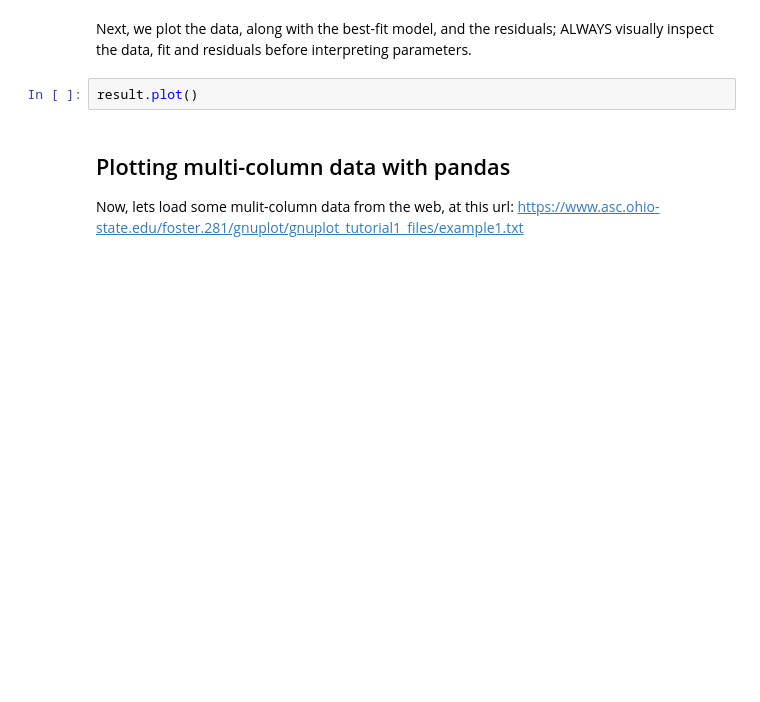
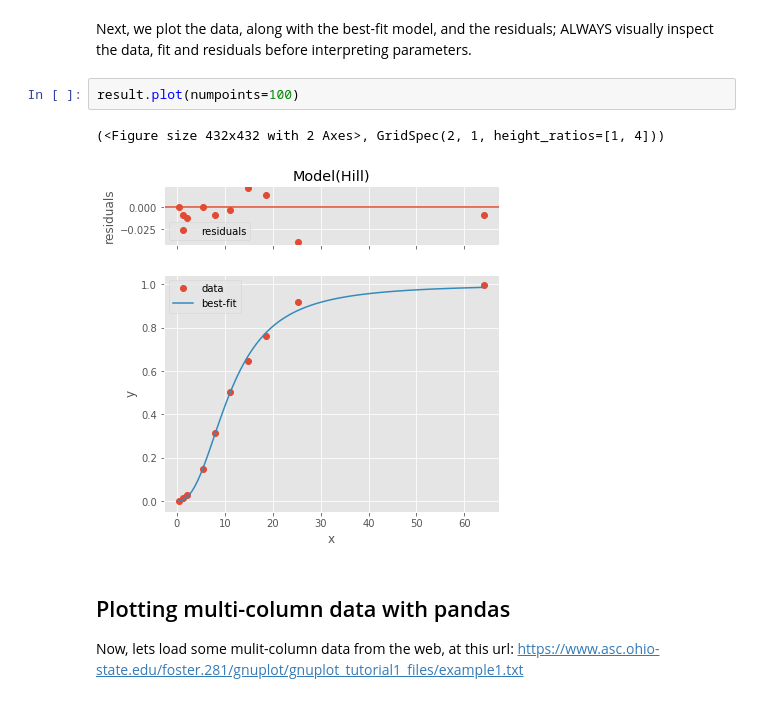
Before and after one commit to mpfoster/Biochem6765, a Jupyter notebook: Intro_plotting_fitting_python_6765.ipynb, the cells around one changed output. Cells and saved outputs as stored; diff of their text form; blank space fills up the shorter version.

```diff
--- a/Intro_plotting_fitting_python_6765.ipynb
+++ b/Intro_plotting_fitting_python_6765.ipynb
@@ -87,7 +133,10 @@ result
 # %% [markdown]
 Next, we plot the data, along with the best-fit model, and the residuals; ALWAYS visually inspect the data, fit and residuals before interpreting parameters.
 # %%
-result.plot()
+result.plot(numpoints=100)
+# %% [output]
+(<Figure size 432x432 with 2 Axes>, GridSpec(2, 1, height_ratios=[1, 4]))
+[figure, added]
 # %% [markdown]
 ## Plotting multi-column data with pandas
 Now, lets load some mulit-column data from the web, at this url:
```
Also changed, not shown: parts of 17 cells of this notebook.
